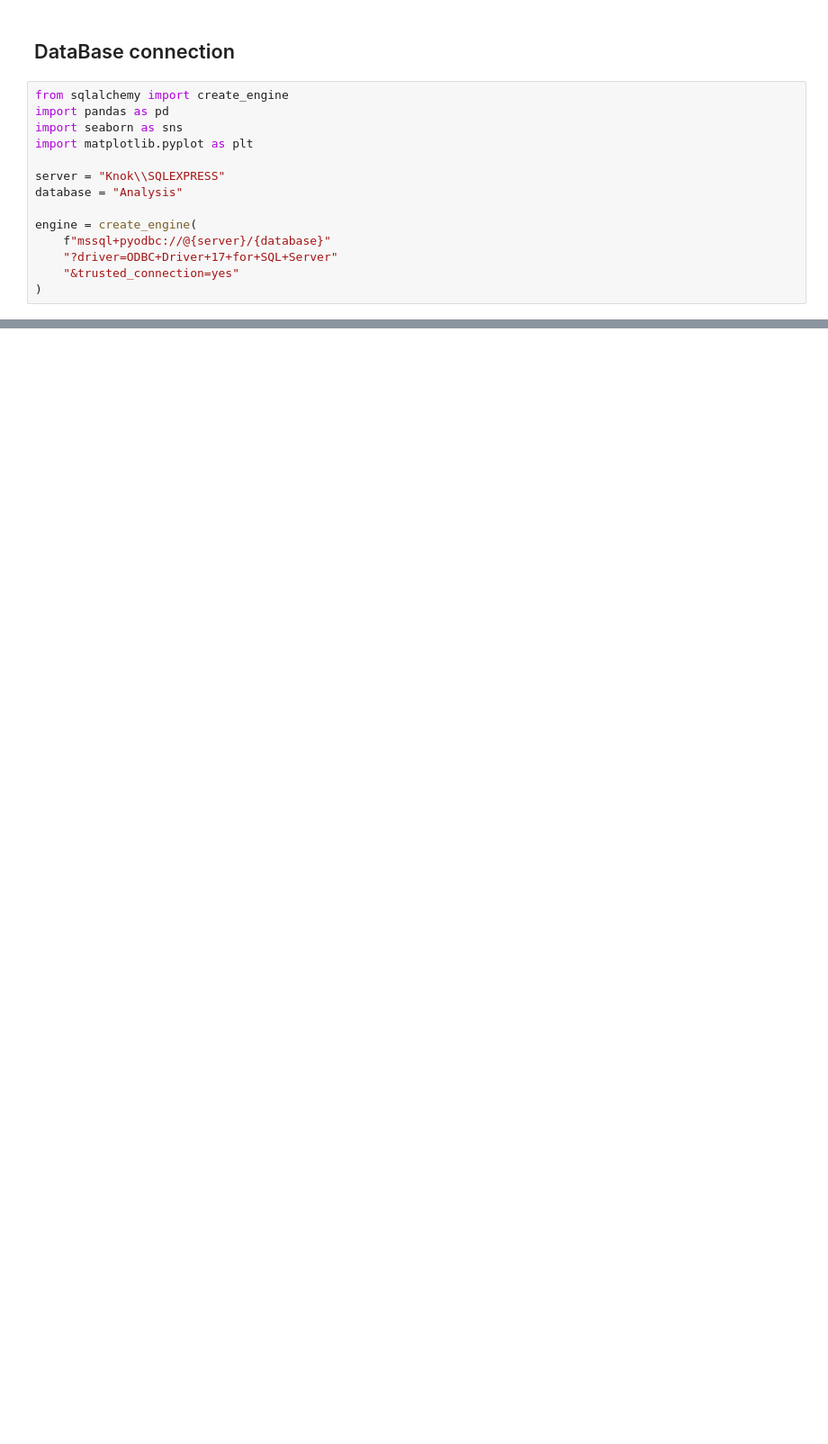
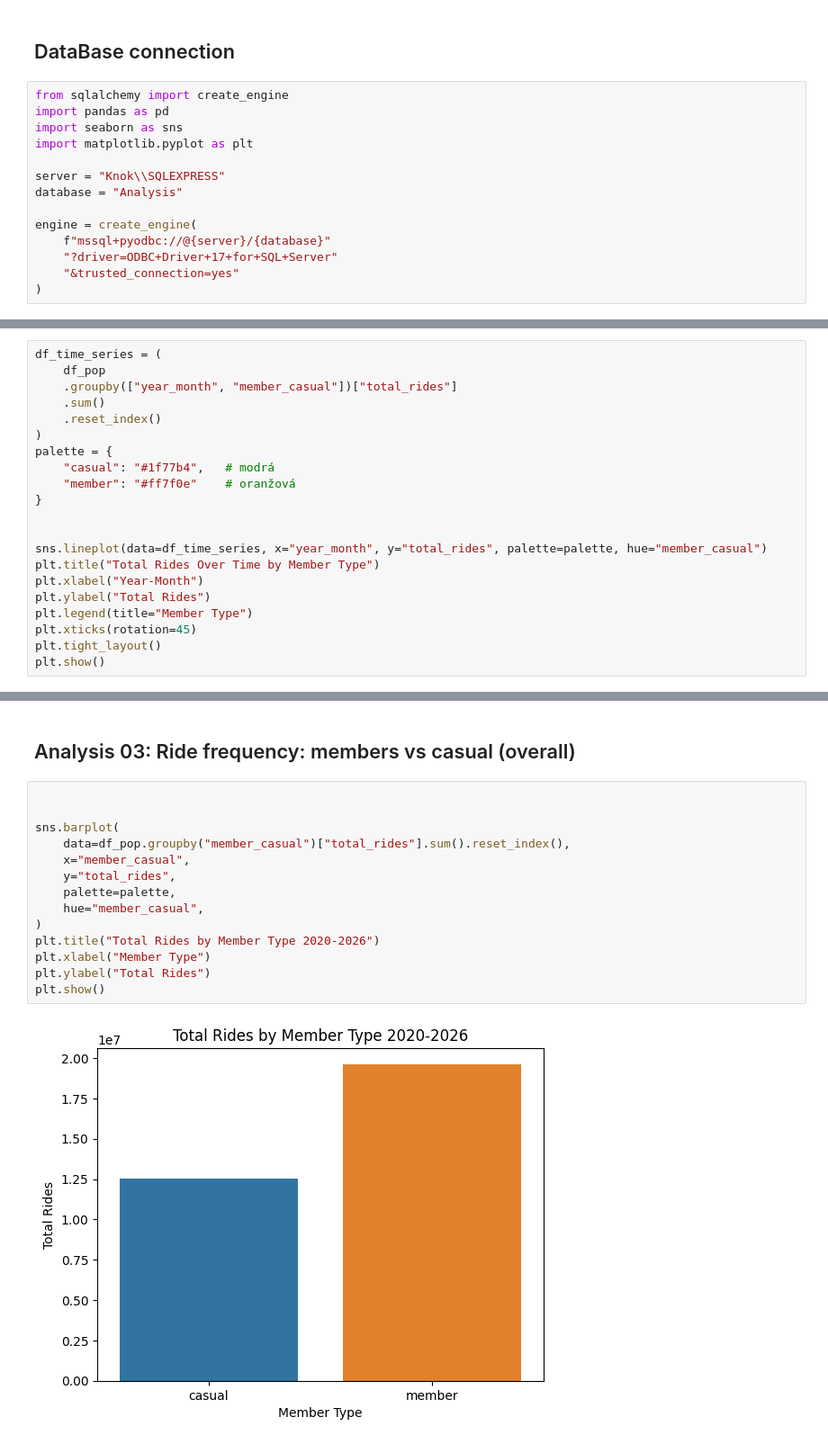
Before and after one commit to Knok98/Cyclistic-Training-Case-Study-Analysis, a Jupyter notebook: analyse.ipynb, the cells around one changed output, grey strips where cells are left out. Shown at 90% size. Drawn from its saved outputs; the diff is of its cells as text; blank space fills up the shorter version.

```diff
--- a/analyse.ipynb
+++ b/analyse.ipynb
@@ -114,0 +140,21 @@ plt.show()
+# %%
+df_time_series = (
+    df_pop
+    .groupby(["year_month", "member_casual"])["total_rides"]
+    .sum()
+    .reset_index()
+)
+palette = {
+    "casual": "#1f77b4",   # modrá
+    "member": "#ff7f0e"    # oranžová
+}
+
+
+sns.lineplot(data=df_time_series, x="year_month", y="total_rides", palette=palette, hue="member_casual")
+plt.title("Total Rides Over Time by Member Type")
+plt.xlabel("Year-Month")
+plt.ylabel("Total Rides")
+plt.legend(title="Member Type")
+plt.xticks(rotation=45)
+plt.tight_layout()
+plt.show()
@@ -123,0 +184,18 @@ we are still not sure if member increase is caused by bigger usage per customer
+# %% [markdown]
+## Analysis 03: Ride frequency: members vs casual (overall)
+# %%
+
+
+sns.barplot(
+    data=df_pop.groupby("member_casual")["total_rides"].sum().reset_index(),
+    x="member_casual",
+    y="total_rides",
+    palette=palette,
+    hue="member_casual",
+)
+plt.title("Total Rides by Member Type 2020-2026")
+plt.xlabel("Member Type")
+plt.ylabel("Total Rides")
+plt.show()
+# %% [output]
+[figure, added]
```
Also changed, not shown: parts of 21 cells of this notebook.
